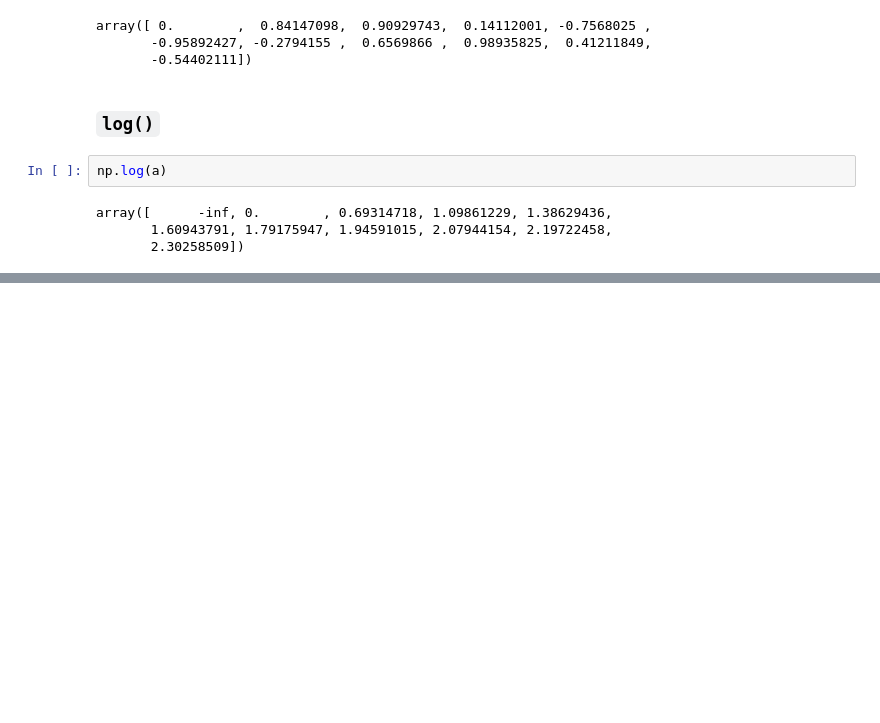
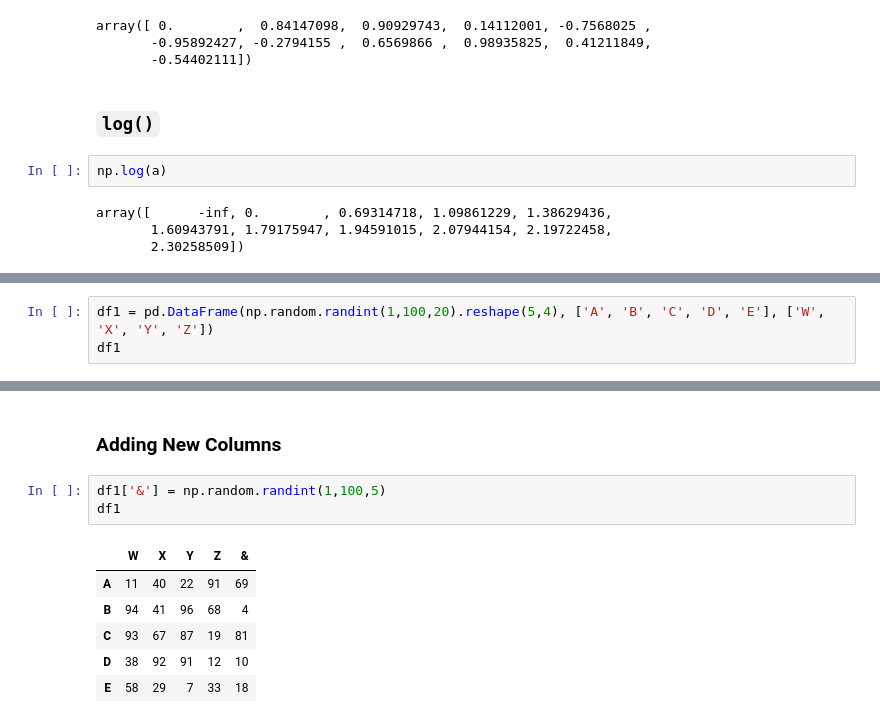
Before and after one commit to alan-lam/Machine-Learning-Resources, a Jupyter notebook: Data Science.ipynb, the cells around one changed output, grey strips where cells are left out. Saved outputs shown, nothing was run; the diff lists cells and outputs as text; blank space fills up the shorter version.

Commit message:
update data science

```diff
--- a/Data Science.ipynb
+++ b/Data Science.ipynb
@@ -333,0 +386,3 @@ array([      -inf, 0.        , 0.69314718, 1.09861229, 1.38629436,
+# %%
+df1 = pd.DataFrame(np.random.randint(1,100,20).reshape(5,4), ['A', 'B', 'C', 'D', 'E'], ['W', 'X', 'Y', 'Z'])
+df1
@@ -333,0 +418,12 @@ array([      -inf, 0.        , 0.69314718, 1.09861229, 1.38629436,
+# %% [markdown]
+### Adding New Columns
+# %%
+df1['&'] = np.random.randint(1,100,5)
+df1
+# %% [output]
+|  | W | X | Y | Z | & |
+| A | 11 | 40 | 22 | 91 | 69 |
+| B | 94 | 41 | 96 | 68 | 4 |
+| C | 93 | 67 | 87 | 19 | 81 |
+| D | 38 | 92 | 91 | 12 | 10 |
+| E | 58 | 29 | 7 | 33 | 18 |
```
Also changed, not shown: parts of 50 cells of this notebook.
